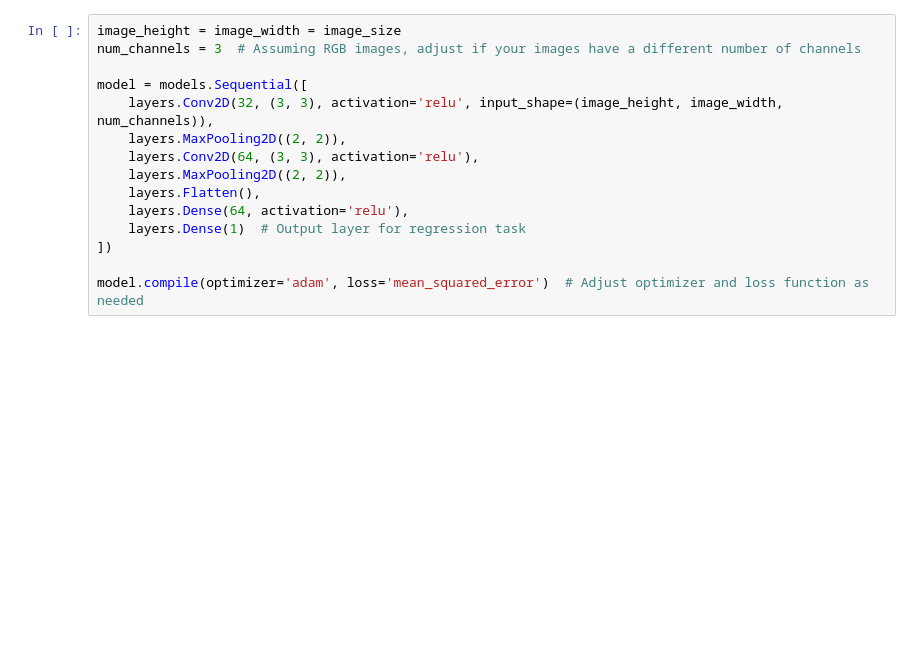
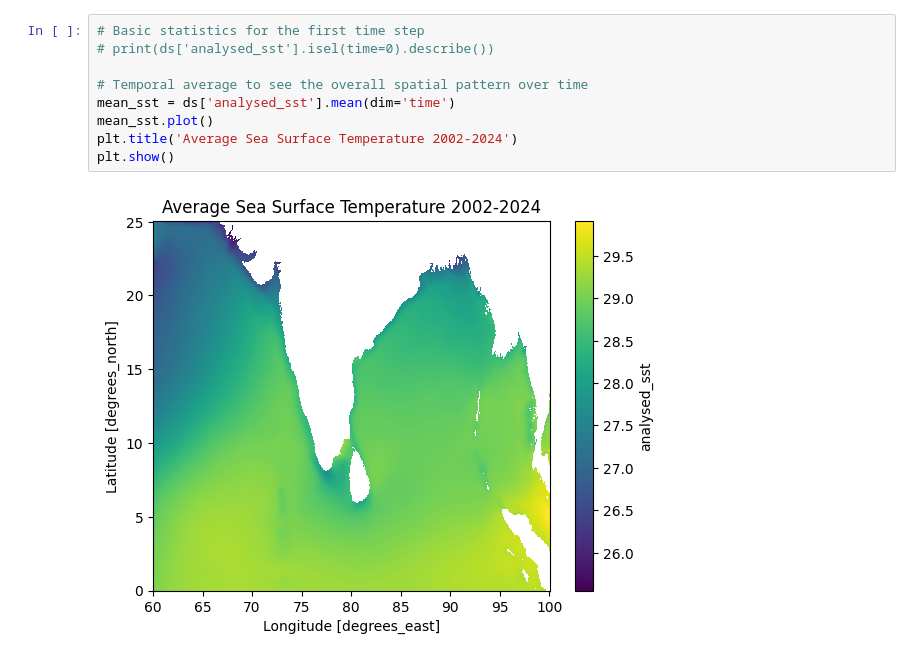
Before and after one commit to samagrabarnwal/incois, a Jupyter notebook: Model test.ipynb, the cells around one changed output. Saved outputs shown, nothing was run; the diff lists cells and outputs as text; blank space fills up the shorter version.

```diff
--- a/Model test.ipynb
+++ b/Model test.ipynb
@@ -70,16 +39,12 @@ X, y = load_and_preprocess_data(folder_path, image_size, roi_coordinates)
 # %%
-image_height = image_width = image_size
-num_channels = 3  # Assuming RGB images, adjust if your images have a different number of channels
+# Basic statistics for the first time step
+# print(ds['analysed_sst'].isel(time=0).describe())
 
-model = models.Sequential([
-    layers.Conv2D(32, (3, 3), activation='relu', input_shape=(image_height, image_width, num_channels)),
-    layers.MaxPooling2D((2, 2)),
-    layers.Conv2D(64, (3, 3), activation='relu'),
-    layers.MaxPooling2D((2, 2)),
-    layers.Flatten(),
-    layers.Dense(64, activation='relu'),
-    layers.Dense(1)  # Output layer for regression task
-])
-
-model.compile(optimizer='adam', loss='mean_squared_error')  # Adjust optimizer and loss function as needed
+# Temporal average to see the overall spatial pattern over time
+mean_sst = ds['analysed_sst'].mean(dim='time')
+mean_sst.plot()
+plt.title('Average Sea Surface Temperature 2002-2024')
+plt.show()
+# %% [output]
+[figure, added]
 # %%
```
Also changed, not shown: parts of 18 cells of this notebook, 23 other files.
